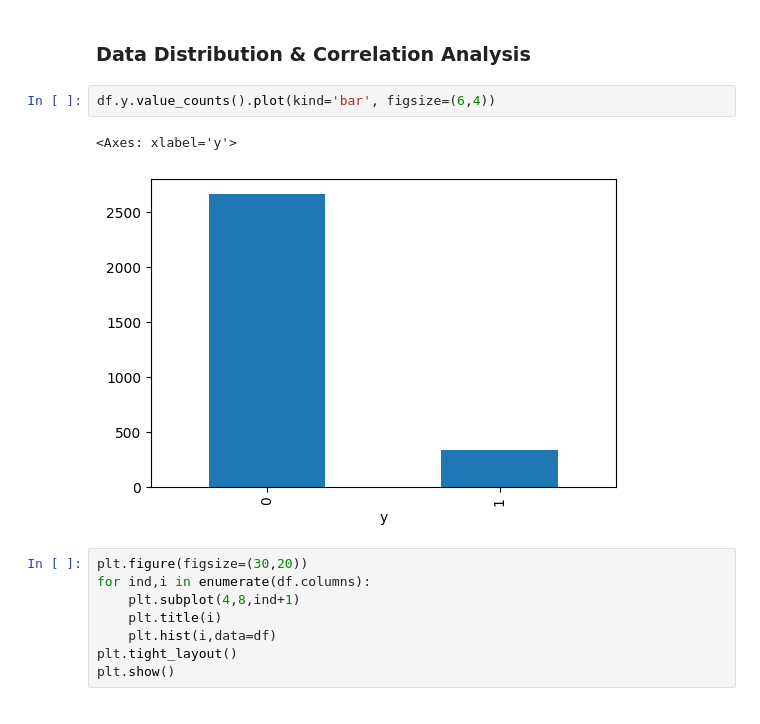
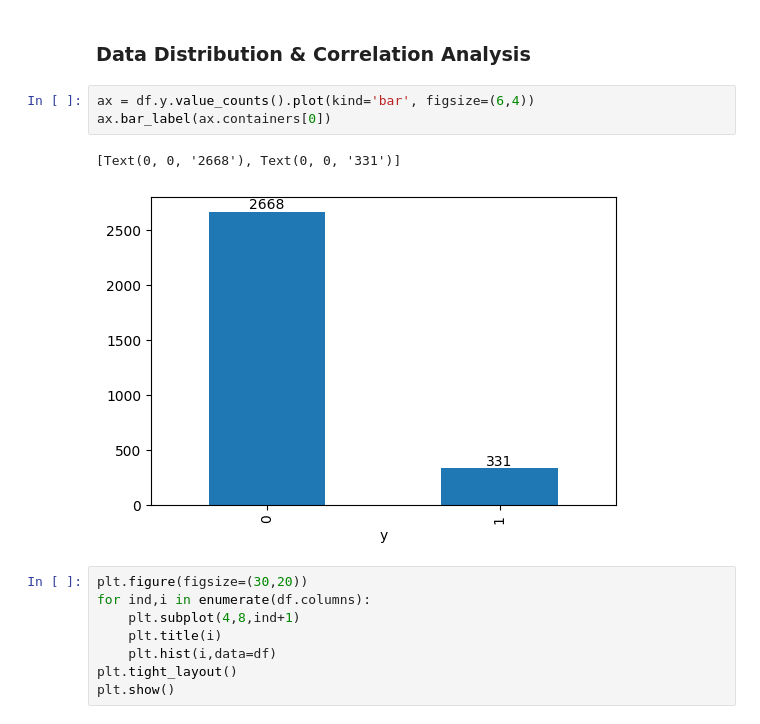
Before and after one commit to ihsannurfaqih/Bank-Marketing-Automation, a Jupyter notebook: src/notebook.ipynb, the cells around one changed output. Saved outputs shown, nothing was run; the diff lists cells and outputs as text.

```diff
--- a/src/notebook.ipynb
+++ b/src/notebook.ipynb
@@ -265,10 +266,11 @@ categorical_features = [
 # %% [markdown]
 ### Data Distribution & Correlation Analysis
 # %%
-df.y.value_counts().plot(kind='bar', figsize=(6,4))
+ax = df.y.value_counts().plot(kind='bar', figsize=(6,4))
+ax.bar_label(ax.containers[0])
 # %% [output]
-<Axes: xlabel='y'>
+[Text(0, 0, '2668'), Text(0, 0, '331')]
-[figure, old version]
+[figure, new version]
 # %%
 plt.figure(figsize=(30,20))
 for ind,i in enumerate(df.columns):
```
Also changed, not shown: parts of 11 cells of this notebook, 2 other files.
